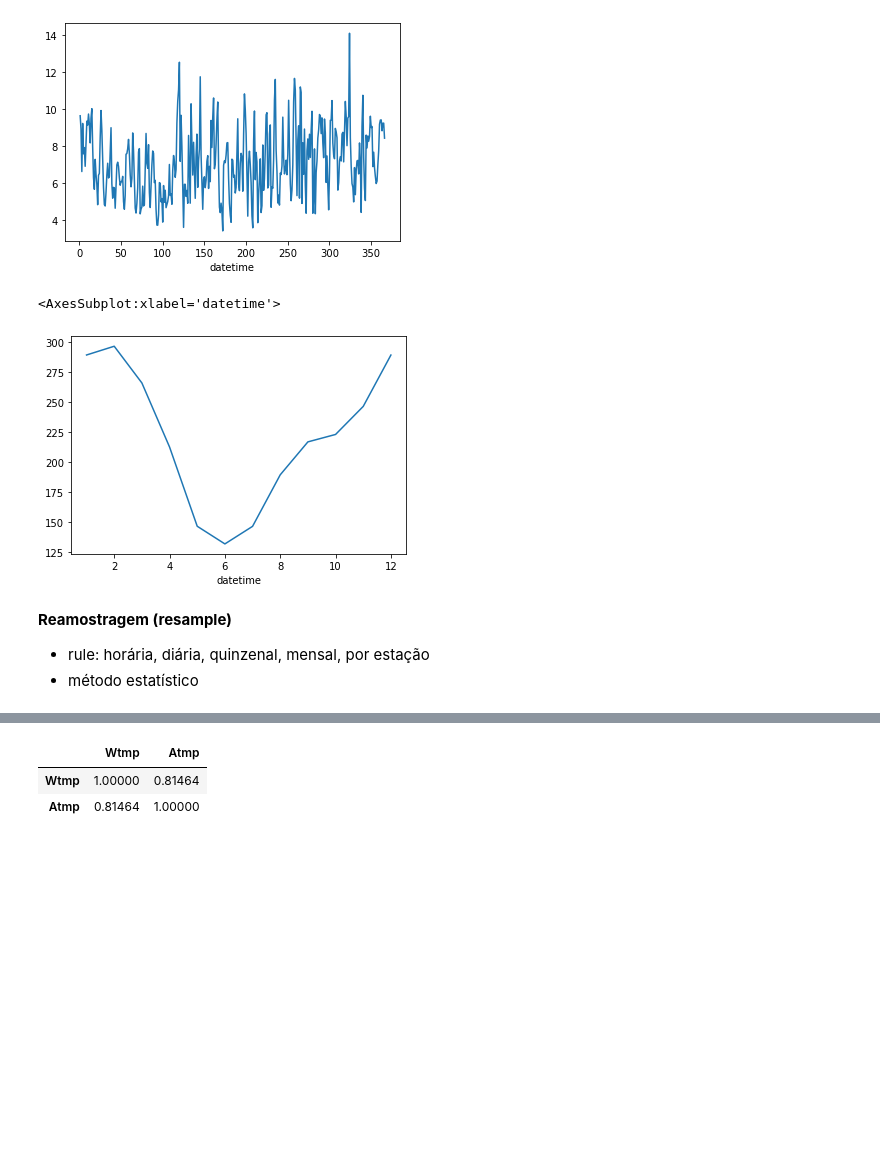
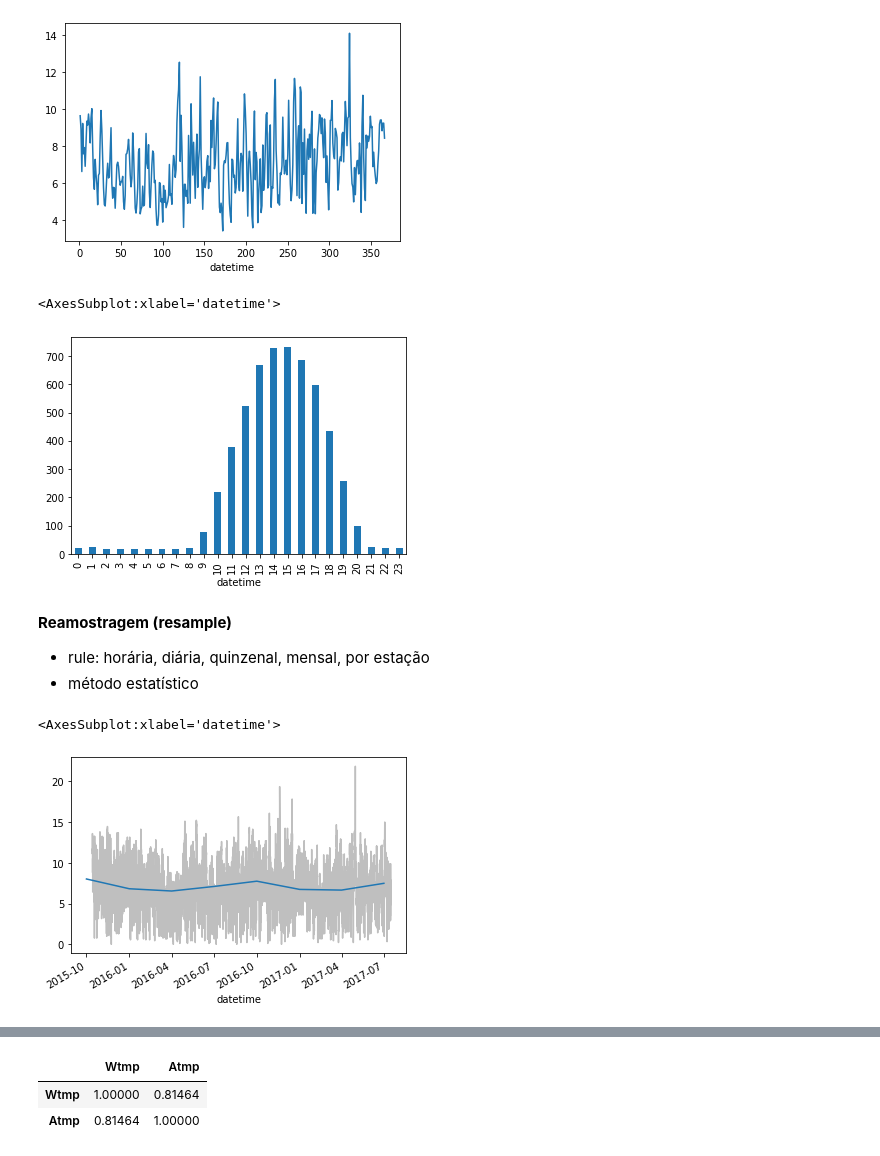
Before and after one commit to nilodna/python-basico, a Jupyter notebook: material_aula/lecture05.ipynb, the cells around one changed output, grey strips where cells are left out. Drawn from its saved outputs; the diff is of its cells as text; code cells hidden in the pictures; blank space fills up the shorter version.

```diff
--- a/material_aula/lecture05.ipynb
+++ b/material_aula/lecture05.ipynb
@@ -381,16 +396,24 @@ df['Wspd'].groupby(df.index.dayofyear).mean().plot()
 [figure]
 # %%
 # calculando a climatologia mensal da radiação solar
-df['Arad'].groupby(df.index.month).mean().plot()
+# df['Arad'].groupby(df.index.month).mean().plot()
 
 # segundo plot: radiação solar diária
-# df['Arad'].groupby(df.index.hour).mean().plot(kind='bar')
+df['Arad'].groupby(df.index.hour).mean().plot(kind='bar')
 # %% [output]
 <AxesSubplot:xlabel='datetime'>
-[figure, old version]
+[figure, new version]
 # %% [markdown]
 **Reamostragem (resample)**
 
 - rule: horária, diária, quinzenal, mensal, por estação
 - método estatístico
+# %%
+# reamostrar para média diária
+fig,ax = plt.subplots()
+df['Wspd'].plot(ax=ax, c='gray', alpha=.5)
+df['Wspd'].resample('QS').mean().plot(ax=ax)
+# %% [output]
+<AxesSubplot:xlabel='datetime'>
+[figure, added]
 # %%
```
Also changed, not shown: parts of 25 cells of this notebook, 5 other files.
